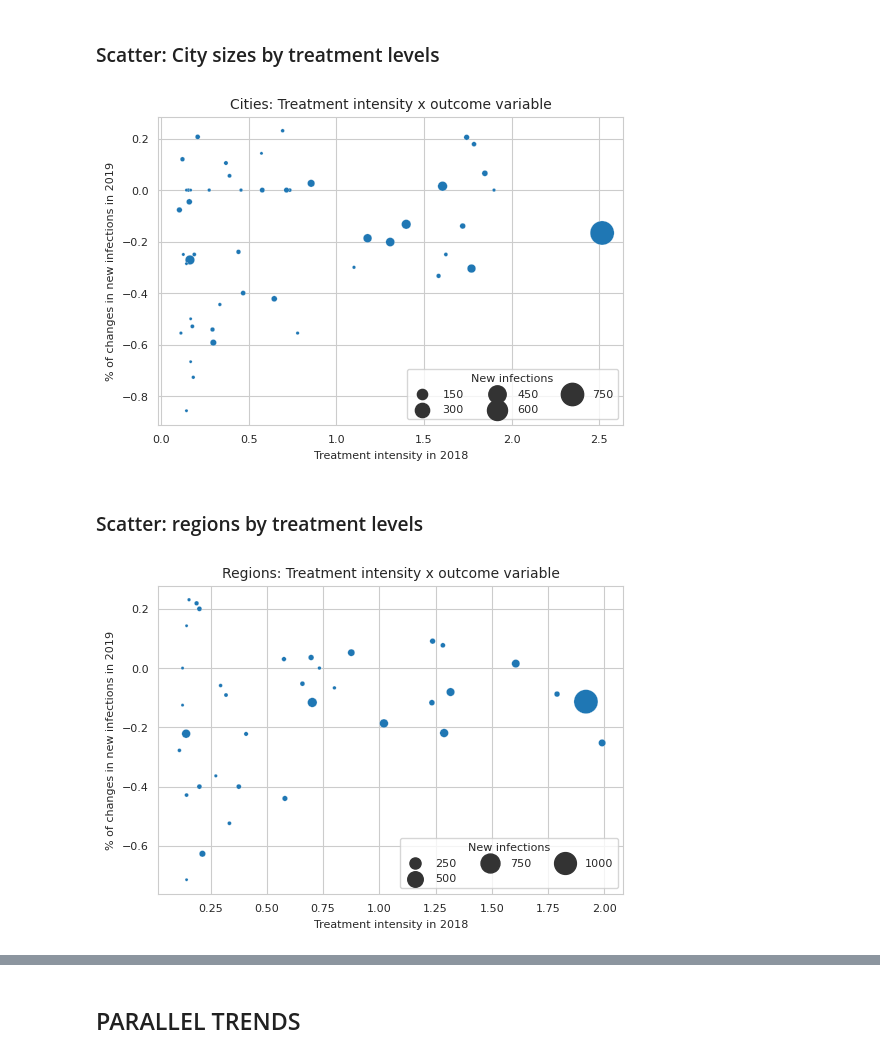
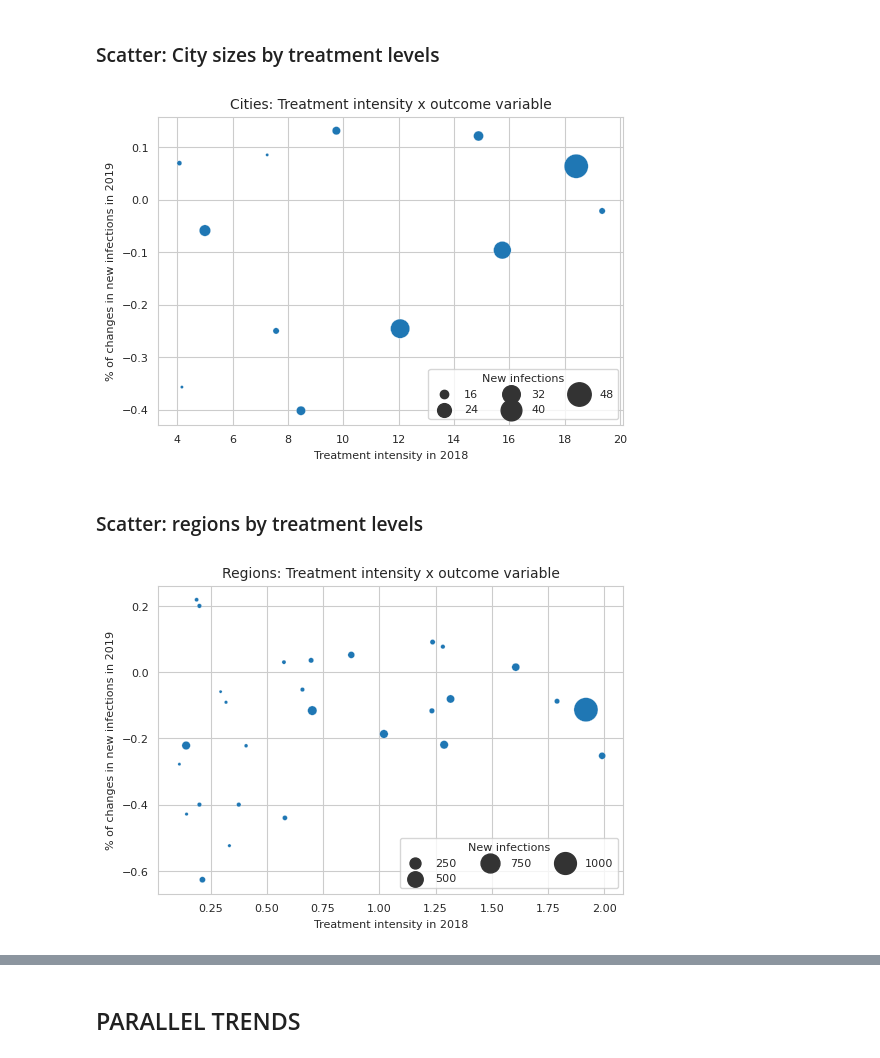
Before and after one commit to rfrade/prep, a Jupyter notebook: graphs_hiv.ipynb, the cells around one changed output, grey strips where cells are left out. Cells and saved outputs as stored; diff of their text form; code cells hidden in the pictures.

```diff
--- a/graphs_hiv.ipynb
+++ b/graphs_hiv.ipynb
@@ -304,41 +374,47 @@ plt.show()
 [figure]
 # %% [markdown]
 ### Scatter: City sizes by treatment levels
+# %%
+cities["diff_following_year"] = cities["hiv_het_pct_change_follow_year"] - cities["hiv_h_pct_change_follow_year"]
+cities["diff_current_year"] = cities["hiv_het_pct_change"] - cities["hiv_h_pct_change"]
+
+regions["diff_following_year"] = regions["hiv_het_pct_change_follow_year"] - regions["hiv_h_pct_change_follow_year"]
+regions["diff_current_year"] = regions["hiv_het_pct_change"] - regions["hiv_h_pct_change"]
 # %%
-cases_scatter = cities.query(f"""year == 2018 & pct_following > 0.1 & pct_following < 3 & hiv_homo_pct_change_follow_year < 0.25 & hiv_homo > 5""")
+cases_scatter = cities.query(f"""year == 2022 & pct_following > 1 & pct_following < 20 & hiv_h > 5""")
 
 plt.figure(figsize=(6, 4))
 g = sns.scatterplot(cases_scatter, x="pct_following",
-                y="hiv_homo_pct_change_follow_year",
-                size="hiv_homo",sizes=(5, 300))
+                y="diff_current_year",
+                size="hiv_h",sizes=(5, 300))
 sns.move_legend(g, "lower right", title="New infections",fontsize=8, ncol=3)
 
 plt.title("Cities: Treatment intensity x outcome variable")
 plt.xlabel("Treatment intensity in 2018")
 plt.ylabel("% of changes in new infections in 2019")
 
-plt.savefig("results_graphs/cities_treatment_intensity.png",
+plt.savefig("graphs/cities_treatment_intensity.png",
                bbox_inches='tight')
 plt.show()
 # %% [output]
-[figure, old version]
+[figure, new version]
 # %% [markdown]
 ### Scatter: regions by treatment levels
 # %%
-cases_scatter = regions.query(f"""year == 2018 & pct_following > 0.1 & pct_following < 3 & hiv_homo_pct_change_follow_year < 0.25 & hiv_homo > 5""")
+cases_scatter = regions.query(f"""year == 2018 & pct_following > 0.1 & pct_following < 3 & hiv_h_pct_change_follow_year < 0.25 & hiv_h > 15""")
 
 plt.figure(figsize=(6, 4))
 g = sns.scatterplot(cases_scatter, x="pct_following",
-                y="hiv_homo_pct_change_follow_year",
-                size="hiv_homo",sizes=(5, 300))
+                y="hiv_h_pct_change_follow_year",
+                size="hiv_h",sizes=(5, 300))
 sns.move_legend(g, "lower right", title="New infections",fontsize=8, ncol=3)
 
 plt.title("Regions: Treatment intensity x outcome variable")
 plt.xlabel("Treatment intensity in 2018")
 plt.ylabel("% of changes in new infections in 2019")
 
-plt.savefig("results_graphs/regions_treatment_intensity.png",
+plt.savefig("graphs/regions_treatment_intensity.png",
                bbox_inches='tight')
 plt.show()
 # %% [output]
-[figure, old version]
+[figure, new version]
```
Also changed, not shown: parts of 42 cells of this notebook, 1 other file.
